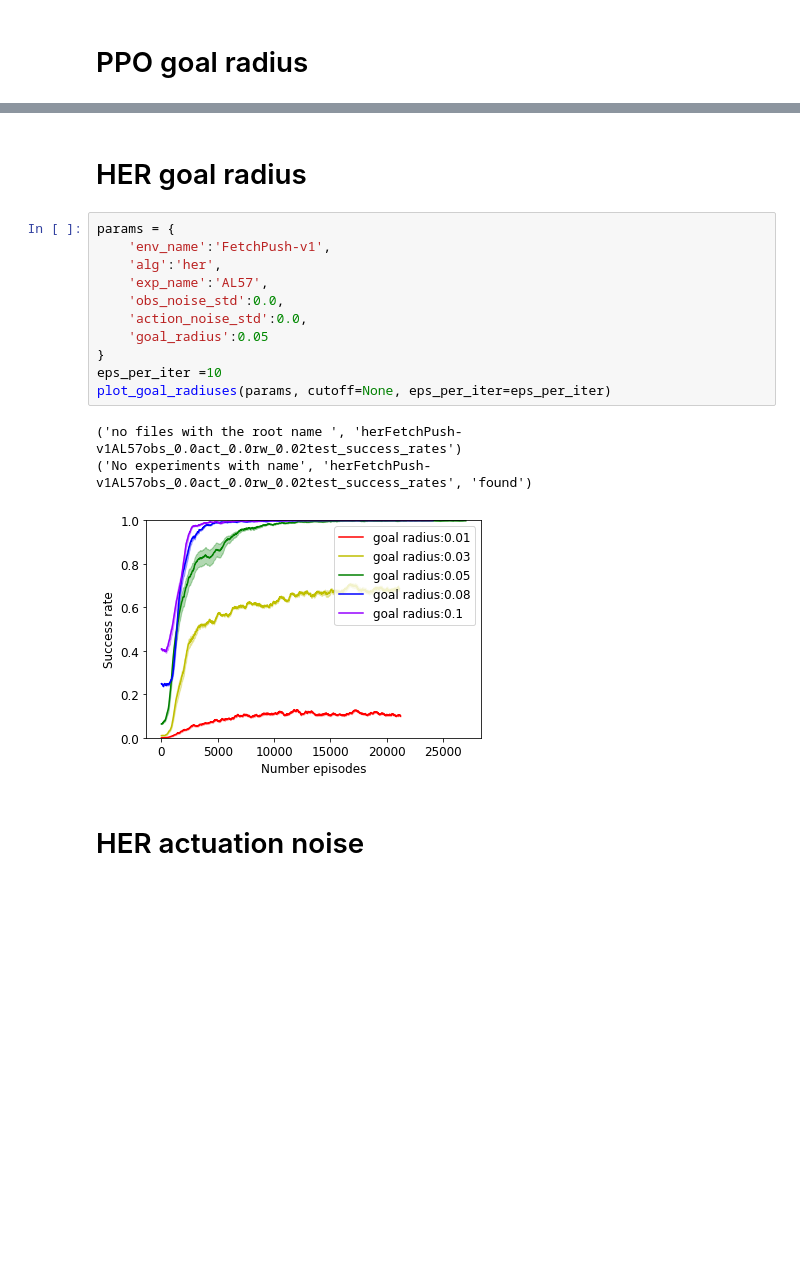
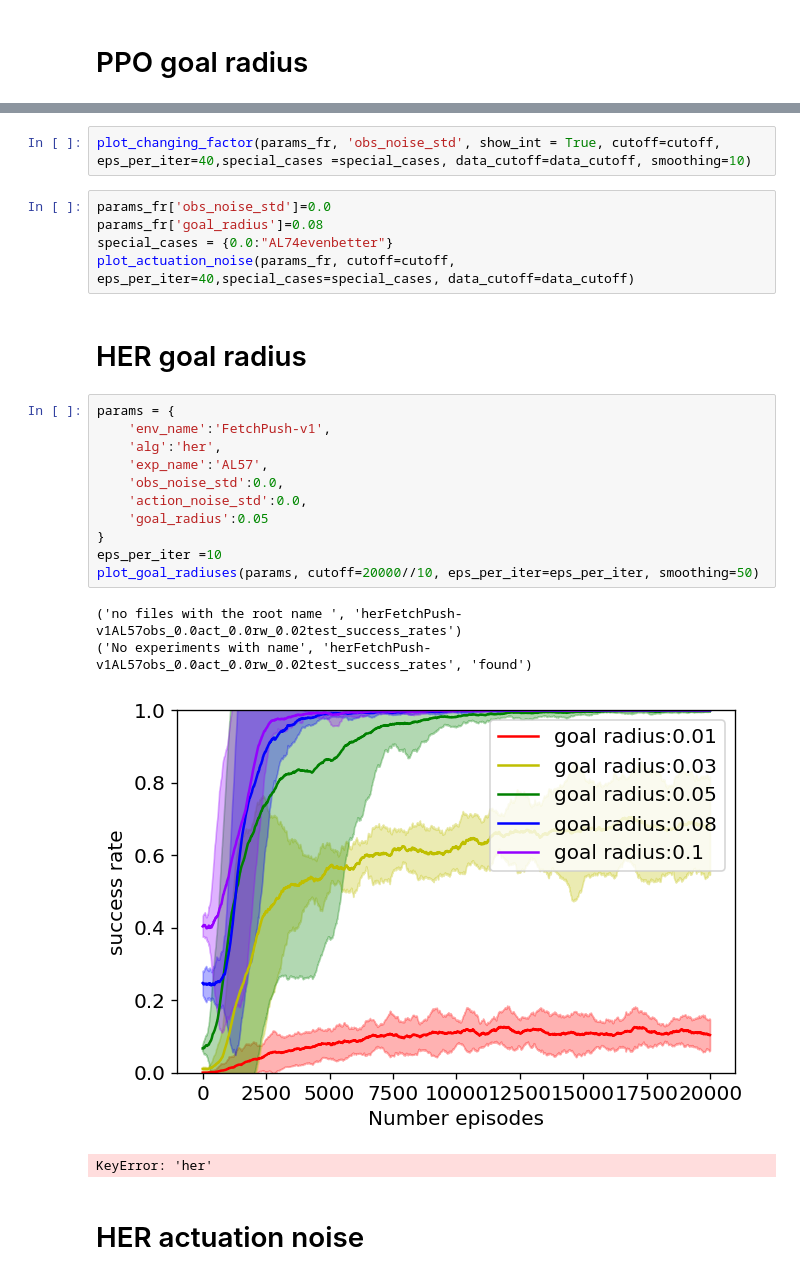
Before and after one commit to lagrassa/baselines, a Jupyter notebook: plotting.ipynb, the cells around one changed output, grey strips where cells are left out. Saved outputs shown, nothing was run; the diff lists cells and outputs as text; blank space fills up the shorter version.

Commit message:
major plotting changes

```diff
--- a/plotting.ipynb
+++ b/plotting.ipynb
@@ -165,20 +273,28 @@ params['obs_noise_std']=0.0
+# %%
+plot_changing_factor(params_fr, 'obs_noise_std', show_int = True, cutoff=cutoff, eps_per_iter=40,special_cases =special_cases, data_cutoff=data_cutoff, smoothing=10)
+# %%
+params_fr['obs_noise_std']=0.0
+params_fr['goal_radius']=0.08
+special_cases = {0.0:"AL74evenbetter"}
+plot_actuation_noise(params_fr, cutoff=cutoff, eps_per_iter=40,special_cases=special_cases, data_cutoff=data_cutoff)
 # %% [markdown]
 # HER goal radius
 # %%
 params = {
     'env_name':'FetchPush-v1',
     'alg':'her',
     'exp_name':'AL57',
     'obs_noise_std':0.0,
     'action_noise_std':0.0,
     'goal_radius':0.05
 }
 eps_per_iter =10
-plot_goal_radiuses(params, cutoff=None, eps_per_iter=eps_per_iter)
+plot_goal_radiuses(params, cutoff=20000//10, eps_per_iter=eps_per_iter, smoothing=50)
 # %% [output]
 ('no files with the root name ', 'herFetchPush-v1AL57obs_0.0act_0.0rw_0.02test_success_rates')
 ('No experiments with name', 'herFetchPush-v1AL57obs_0.0act_0.0rw_0.02test_success_rates', 'found')
-[figure, old version]
+[figure, new version]
+KeyError: 'her'
 # %% [markdown]
 # HER actuation noise
 # %%
```
Also changed, not shown: parts of 22 cells of this notebook, 7 other files.
